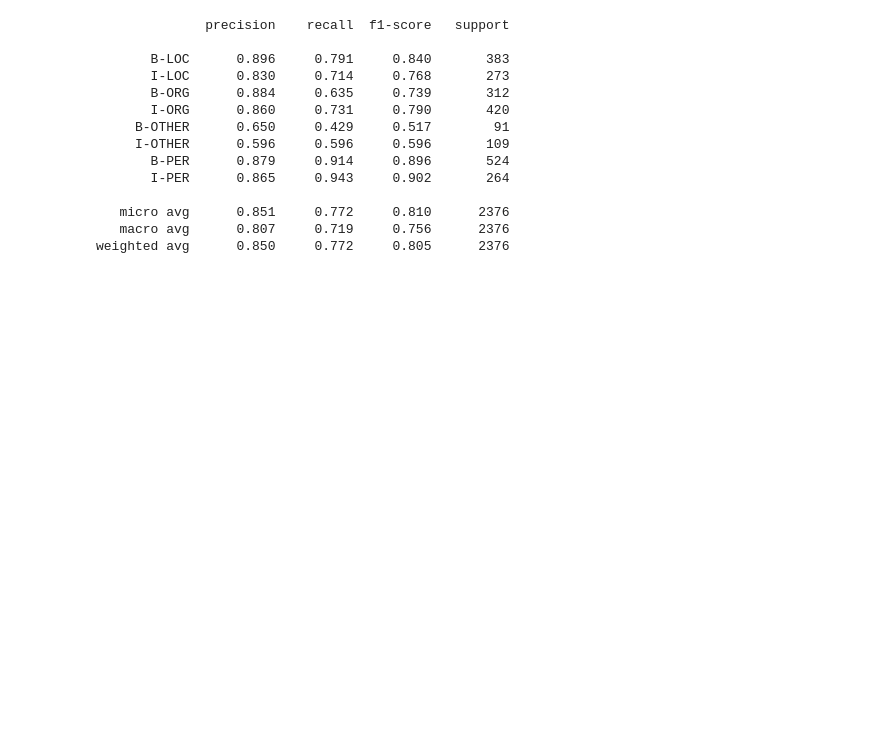
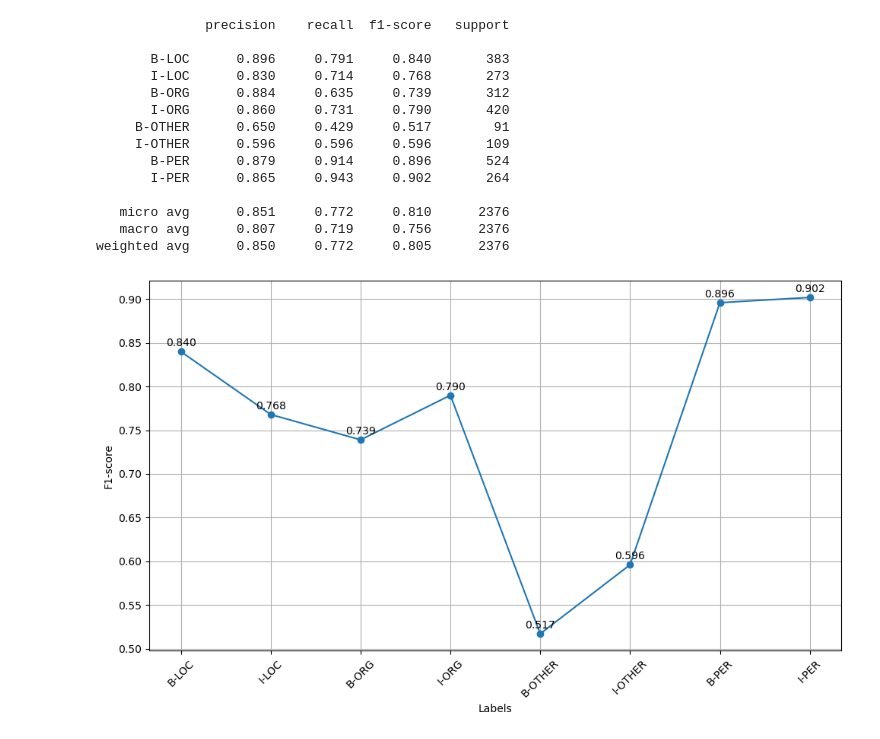
Before and after one commit to mebzmoren/CebuaNER, a Jupyter notebook: notebooks/Named-Entity-Recognition-with-Conditional-Random-Fields.ipynb, the cells around one changed output. Saved outputs shown, nothing was run; the diff lists cells and outputs as text; code cells hidden in the pictures; blank space fills up the shorter version.

```diff
--- a/notebooks/Named-Entity-Recognition-with-Conditional-Random-Fields.ipynb
+++ b/notebooks/Named-Entity-Recognition-with-Conditional-Random-Fields.ipynb
@@ -368,3 +403,46 @@ print(flat_classification_report(
    micro avg      0.851     0.772     0.810      2376
    macro avg      0.807     0.719     0.756      2376
 weighted avg      0.850     0.772     0.805      2376
+# %%
+import matplotlib.pyplot as plt
+from sklearn_crfsuite.metrics import flat_classification_report
+import numpy as np
+
+# Assuming you have already defined best_crf, X_test, y_test, and sorted_labels
+# ...
+# ...
+
+# Step 1: Get the classification report
+y_pred = best_crf.predict(X_test)
+report = flat_classification_report(y_test, y_pred, labels=sorted_labels, digits=3)
+
+# Step 2: Extract the F1-score and labels from the report
+lines = report.strip().split('\n')
+labels = lines[0].strip().split()[1:]
+f1_scores = []
+
+for line in lines[2:-3]:
+    line_values = line.strip().split()
+    if len(line_values) < 4:
+        continue
+    label = line_values[0]
+    f1_score = float(line_values[3])
+    f1_scores.append((label, f1_score))
+
+# Step 3: Plot the F1-score using a line graph
+plt.figure(figsize=(10, 6))
+labels, f1_scores = zip(*f1_scores)  # Unzip labels and F1-scores
+plt.plot(f1_scores, marker='o')
+plt.xlabel('Labels')
+plt.ylabel('F1-score')
+plt.xticks(np.arange(len(labels)), labels, rotation=45)
+plt.grid(True)
+plt.tight_layout()
+
+# Step 4: Add labels to data points on the graph
+for i, f1_score in enumerate(f1_scores):
+    plt.annotate(f'{f1_score:.3f}', (i, f1_score), textcoords="offset points", xytext=(0, 5), ha='center')
+
+plt.show()
+# %% [output]
+[figure, added]
```
Also changed, not shown: parts of 9 cells of this notebook, 1 other file.
